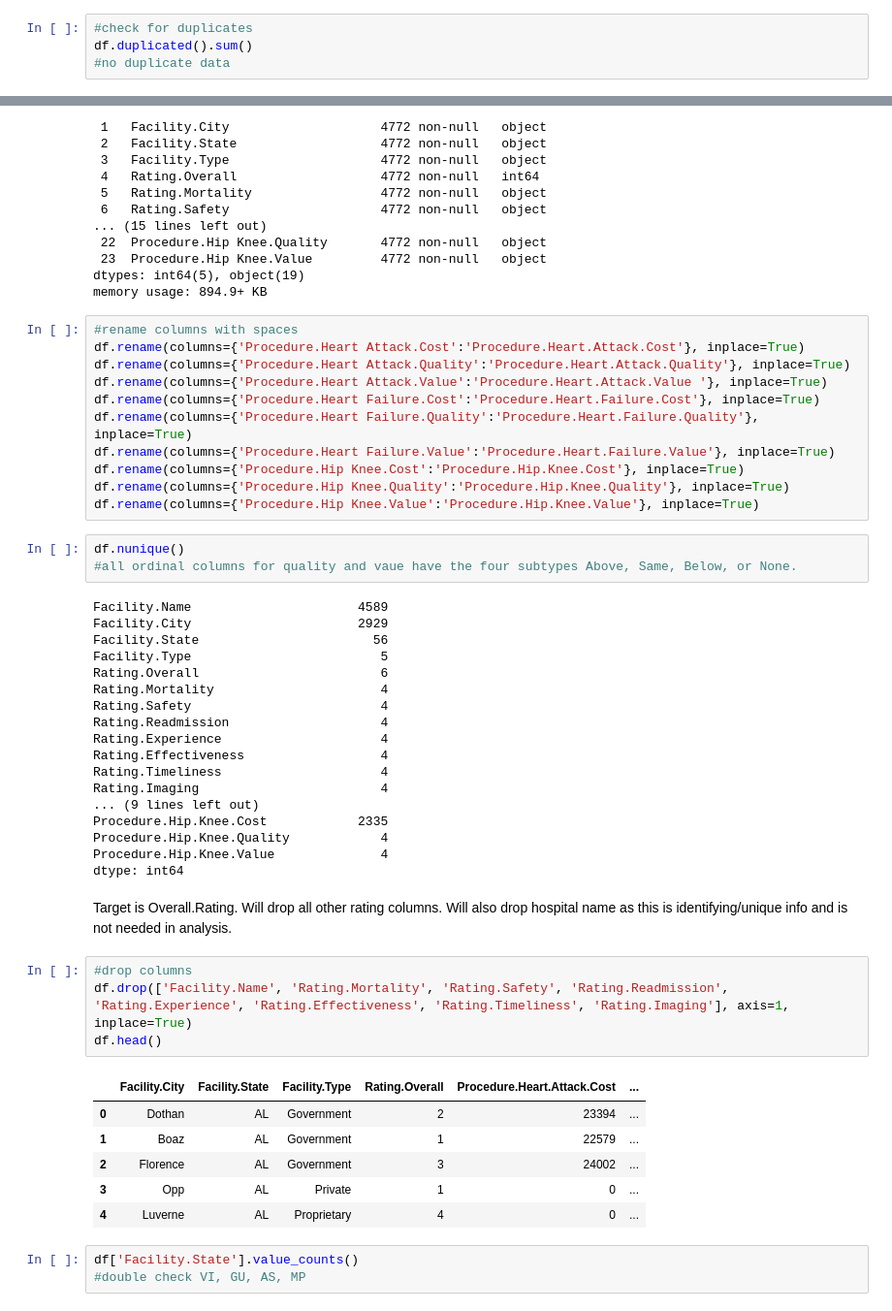
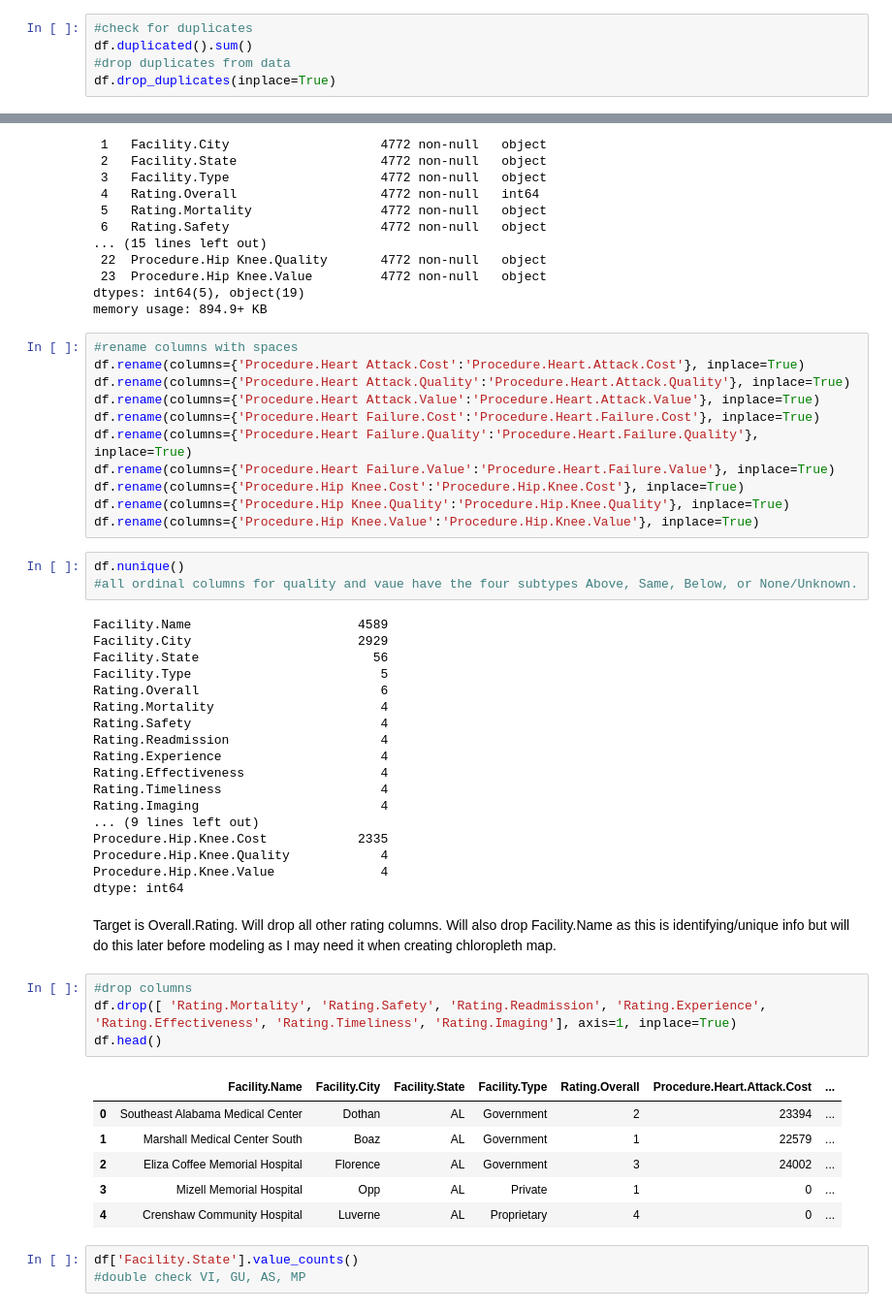
Before and after one commit to Sun-ny-A/Hospital-Ratings, a Jupyter notebook: National_Hospital_Ratings.ipynb, the cells around one changed output, grey strips where cells are left out. Shown at 97% size. Drawn from its saved outputs; the diff is of its cells as text.

```diff
--- a/National_Hospital_Ratings.ipynb
+++ b/National_Hospital_Ratings.ipynb
@@ -39,7 +75,8 @@ df.head(10)
 # %%
 #check for duplicates
 df.duplicated().sum()
-#no duplicate data
+#drop duplicates from data
+df.drop_duplicates(inplace=True)
 # %% [output]
 0
 # %%
@@ -68,7 +105,7 @@ memory usage: 894.9+ KB
 #rename columns with spaces
 df.rename(columns={'Procedure.Heart Attack.Cost':'Procedure.Heart.Attack.Cost'}, inplace=True)
 df.rename(columns={'Procedure.Heart Attack.Quality':'Procedure.Heart.Attack.Quality'}, inplace=True)
-df.rename(columns={'Procedure.Heart Attack.Value':'Procedure.Heart.Attack.Value '}, inplace=True)
+df.rename(columns={'Procedure.Heart Attack.Value':'Procedure.Heart.Attack.Value'}, inplace=True)
 df.rename(columns={'Procedure.Heart Failure.Cost':'Procedure.Heart.Failure.Cost'}, inplace=True)
 df.rename(columns={'Procedure.Heart Failure.Quality':'Procedure.Heart.Failure.Quality'}, inplace=True)
 df.rename(columns={'Procedure.Heart Failure.Value':'Procedure.Heart.Failure.Value'}, inplace=True)
@@ -77,7 +114,7 @@ df.rename(columns={'Procedure.Hip Knee.Quality':'Procedure.Hip.Knee.Quality'}, i
 df.rename(columns={'Procedure.Hip Knee.Value':'Procedure.Hip.Knee.Value'}, inplace=True)
 # %%
 df.nunique()
-#all ordinal columns for quality and vaue have the four subtypes Above, Same, Below, or None.
+#all ordinal columns for quality and vaue have the four subtypes Above, Same, Below, or None/Unknown.
 # %% [output]
 Facility.Name                      4589
 Facility.City                      2929
@@ -97,18 +134,18 @@ Procedure.Hip.Knee.Quality            4
 Procedure.Hip.Knee.Value              4
 dtype: int64
 # %% [markdown]
-Target is Overall.Rating. Will drop all other rating columns. Will also drop hospital name as this is identifying/unique info and is not needed in analysis.
+Target is Overall.Rating. Will drop all other rating columns. Will also drop Facility.Name as this is identifying/unique info but will do this later before modeling as I may need it when creating chloropleth map.
 # %%
 #drop columns
-df.drop(['Facility.Name', 'Rating.Mortality', 'Rating.Safety', 'Rating.Readmission', 'Rating.Experience', 'Rating.Effectiveness', 'Rating.Timeliness', 'Rating.Imaging'], axis=1, inplace=True)
+df.drop([ 'Rating.Mortality', 'Rating.Safety', 'Rating.Readmission', 'Rating.Experience', 'Rating.Effectiveness', 'Rating.Timeliness', 'Rating.Imaging'], axis=1, inplace=True)
 df.head()
 # %% [output]
-|  | Facility.City | Facility.State | Facility.Type | Rating.Overall | Procedure.Heart.Attack.Cost | ... |
-| 0 | Dothan | AL | Government | 2 | 23394 | ... |
-| 1 | Boaz | AL | Government | 1 | 22579 | ... |
-| 2 | Florence | AL | Government | 3 | 24002 | ... |
-| 3 | Opp | AL | Private | 1 | 0 | ... |
-| 4 | Luverne | AL | Proprietary | 4 | 0 | ... |
+|  | Facility.Name | Facility.City | Facility.State | Facility.Type | Rating.Overall | Procedure.Heart.Attack.Cost | ... |
+| 0 | Southeast Alabama Medical Center | Dothan | AL | Government | 2 | 23394 | ... |
+| 1 | Marshall Medical Center South | Boaz | AL | Government | 1 | 22579 | ... |
+| 2 | Eliza Coffee Memorial Hospital | Florence | AL | Government | 3 | 24002 | ... |
+| 3 | Mizell Memorial Hospital | Opp | AL | Private | 1 | 0 | ... |
+| 4 | Crenshaw Community Hospital | Luverne | AL | Proprietary | 4 | 0 | ... |
 # %%
 df['Facility.State'].value_counts()
 #double check VI, GU, AS, MP
```
Also changed, not shown: parts of 83 cells of this notebook.
